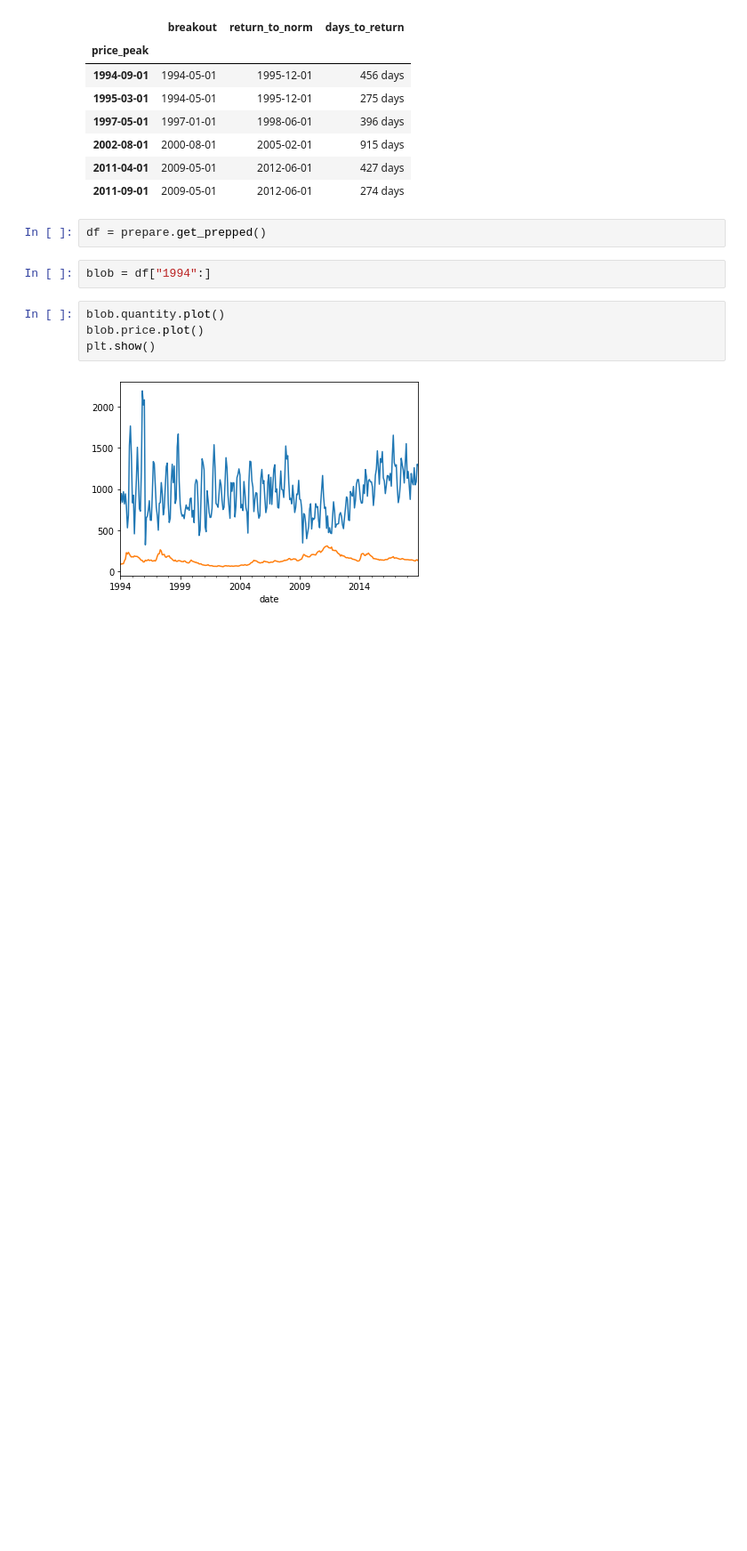
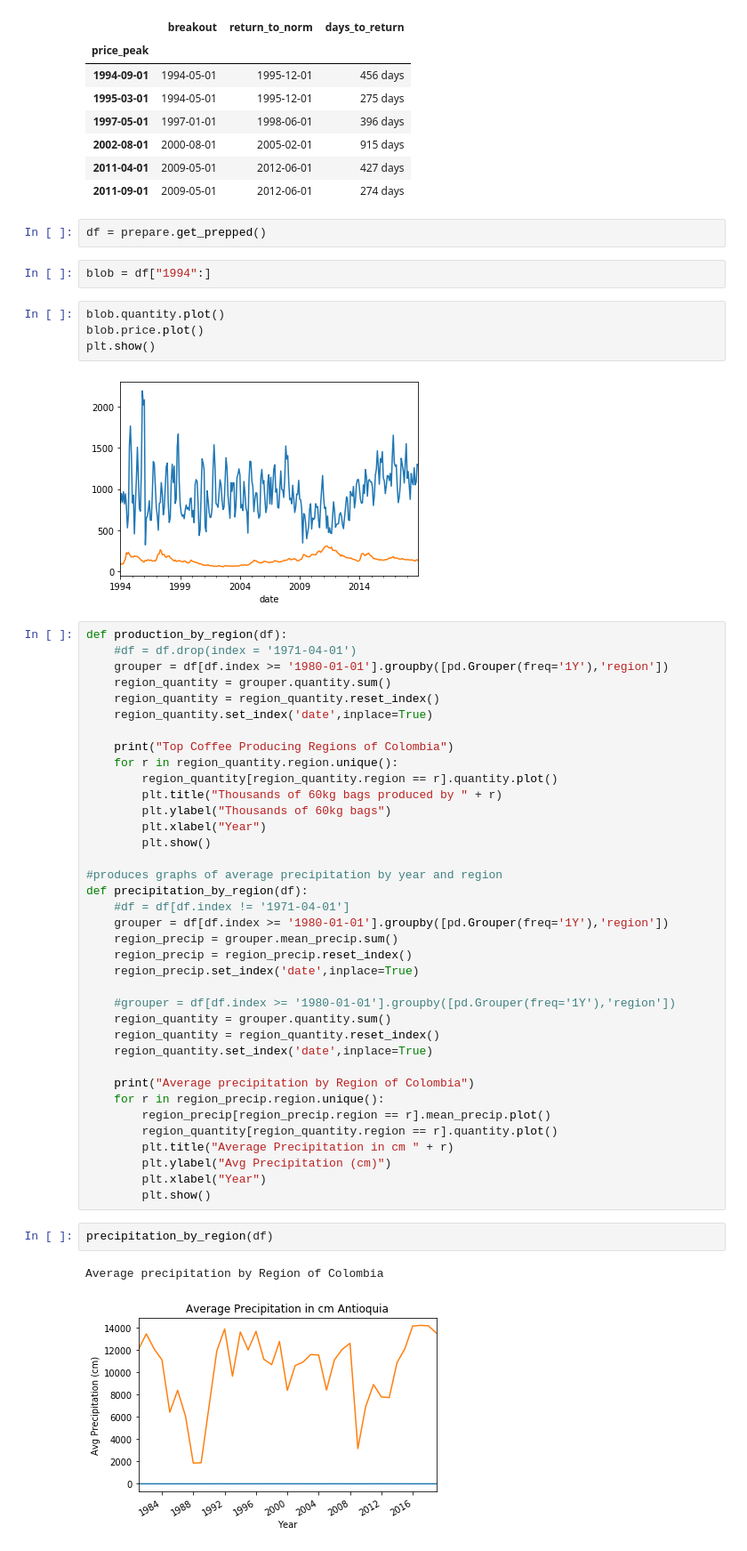
Before and after one commit to Data-Robusta/data-robusta, a Jupyter notebook: jeff_scratch.ipynb, the cells around one changed output. Shown at 89% size. Saved outputs shown, nothing was run; the diff lists cells and outputs as text; blank space fills up the shorter version.

```diff
--- a/jeff_scratch.ipynb
+++ b/jeff_scratch.ipynb
@@ -723,3 +723,45 @@ blob.price.plot()
 plt.show()
 # %% [output]
 [figure]
+# %%
+def production_by_region(df):
+    #df = df.drop(index = '1971-04-01')
+    grouper = df[df.index >= '1980-01-01'].groupby([pd.Grouper(freq='1Y'),'region'])
+    region_quantity = grouper.quantity.sum()
+    region_quantity = region_quantity.reset_index()
+    region_quantity.set_index('date',inplace=True)
+
+    print("Top Coffee Producing Regions of Colombia")
+    for r in region_quantity.region.unique():
+        region_quantity[region_quantity.region == r].quantity.plot()
+        plt.title("Thousands of 60kg bags produced by " + r)
+        plt.ylabel("Thousands of 60kg bags")
+        plt.xlabel("Year")
+        plt.show()
+
+#produces graphs of average precipitation by year and region
+def precipitation_by_region(df):
+    #df = df[df.index != '1971-04-01']
+    grouper = df[df.index >= '1980-01-01'].groupby([pd.Grouper(freq='1Y'),'region'])
+    region_precip = grouper.mean_precip.sum()
+    region_precip = region_precip.reset_index()
+    region_precip.set_index('date',inplace=True)
+
+    #grouper = df[df.index >= '1980-01-01'].groupby([pd.Grouper(freq='1Y'),'region'])
+    region_quantity = grouper.quantity.sum()
+    region_quantity = region_quantity.reset_index()
+    region_quantity.set_index('date',inplace=True)
+
+    print("Average precipitation by Region of Colombia")
+    for r in region_precip.region.unique():
+        region_precip[region_precip.region == r].mean_precip.plot()
+        region_quantity[region_quantity.region == r].quantity.plot()
+        plt.title("Average Precipitation in cm " + r)
+        plt.ylabel("Avg Precipitation (cm)")
+        plt.xlabel("Year")
+        plt.show()
+# %%
+precipitation_by_region(df)
+# %% [output]
+Average precipitation by Region of Colombia
+[figure, added]
```
Also changed, not shown: parts of 2 cells of this notebook, 1 other file.
